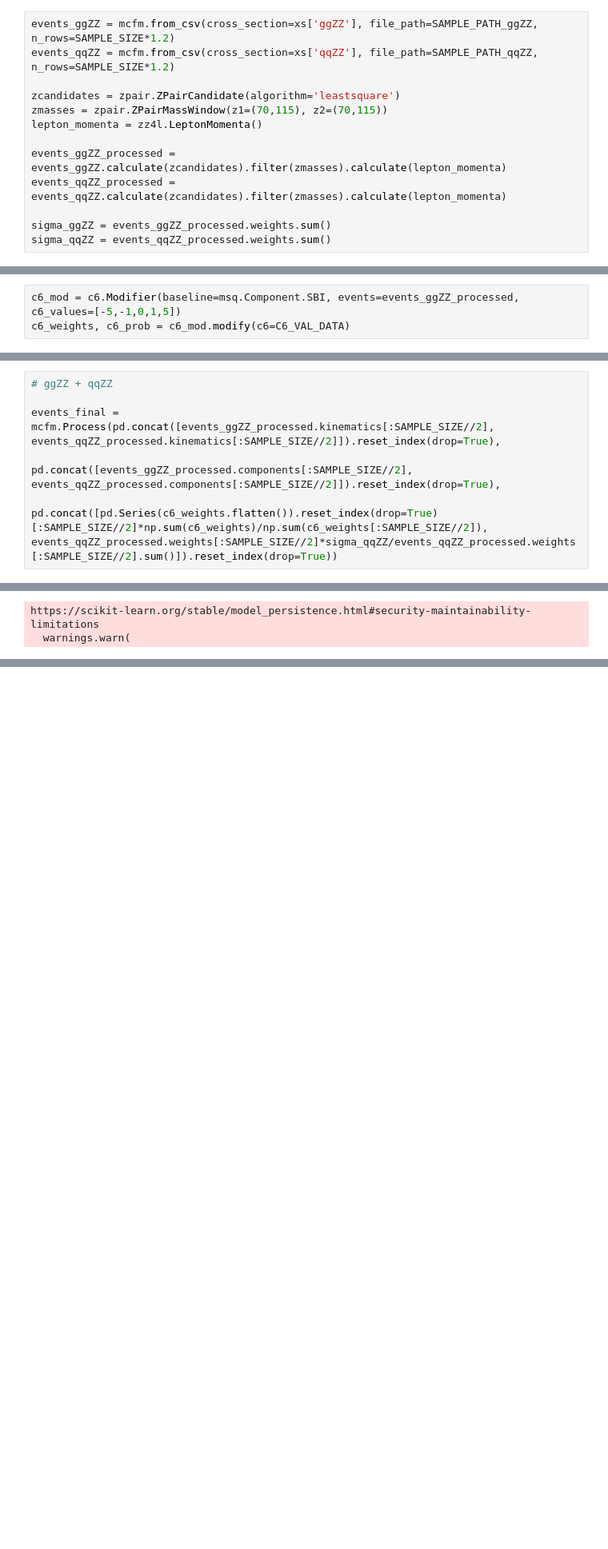
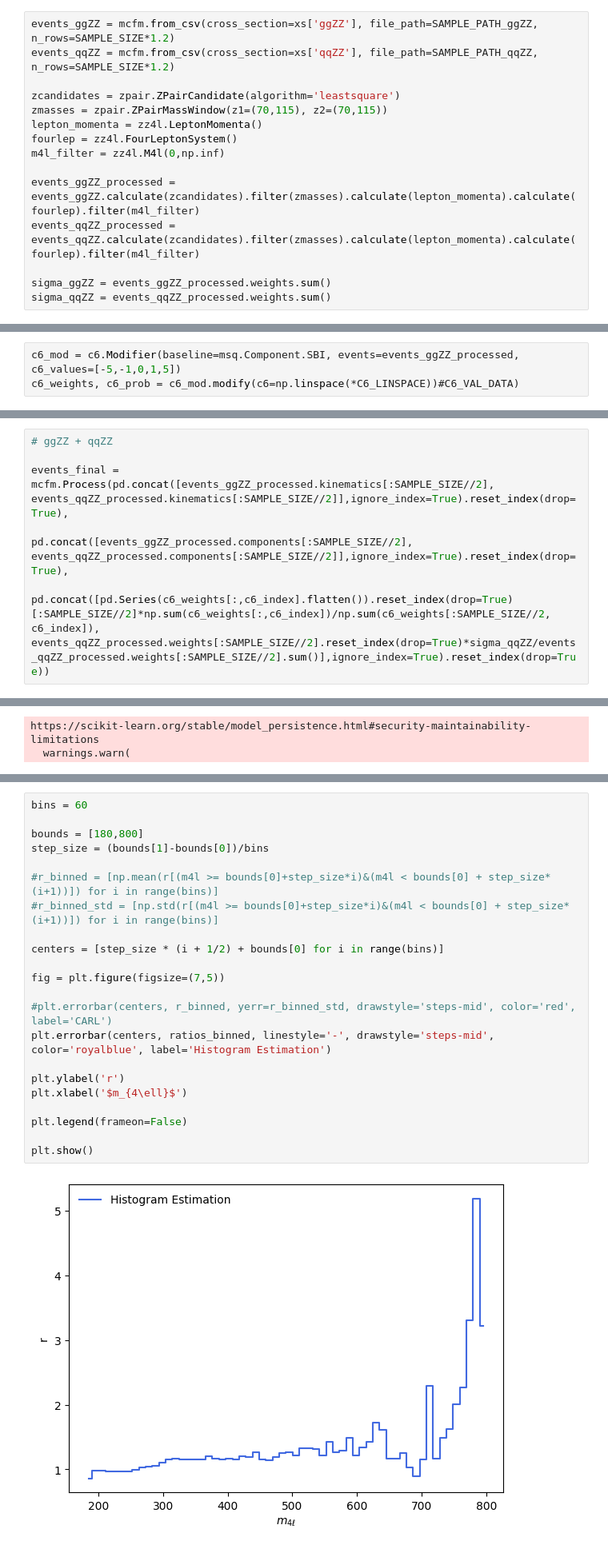
Before and after one commit to hep-cce/nsbi4hep, a Jupyter notebook: notebooks/plot-NLL-curve.ipynb, the cells around one changed output, grey strips where cells are left out. Shown at 80% size. Cells and saved outputs as stored; diff of their text form; blank space fills up the shorter version.

```diff
--- a/notebooks/plot-NLL-curve.ipynb
+++ b/notebooks/plot-NLL-curve.ipynb
@@ -56,9 +58,11 @@ events_qqZZ = mcfm.from_csv(cross_section=xs['qqZZ'], file_path=SAMPLE_PATH_qqZZ
 zcandidates = zpair.ZPairCandidate(algorithm='leastsquare')
 zmasses = zpair.ZPairMassWindow(z1=(70,115), z2=(70,115))
 lepton_momenta = zz4l.LeptonMomenta()
+fourlep = zz4l.FourLeptonSystem()
+m4l_filter = zz4l.M4l(0,np.inf)
 
-events_ggZZ_processed = events_ggZZ.calculate(zcandidates).filter(zmasses).calculate(lepton_momenta)
-events_qqZZ_processed = events_qqZZ.calculate(zcandidates).filter(zmasses).calculate(lepton_momenta)
+events_ggZZ_processed = events_ggZZ.calculate(zcandidates).filter(zmasses).calculate(lepton_momenta).calculate(fourlep).filter(m4l_filter)
+events_qqZZ_processed = events_qqZZ.calculate(zcandidates).filter(zmasses).calculate(lepton_momenta).calculate(fourlep).filter(m4l_filter)
 
 sigma_ggZZ = events_ggZZ_processed.weights.sum()
 sigma_qqZZ = events_qqZZ_processed.weights.sum()
@@ -68,3 +72,3 @@ sigma_qqZZ = events_qqZZ_processed.weights.sum()
 # %%
 c6_mod = c6.Modifier(baseline=msq.Component.SBI, events=events_ggZZ_processed, c6_values=[-5,-1,0,1,5])
-c6_weights, c6_prob = c6_mod.modify(c6=C6_VAL_DATA)
+c6_weights, c6_prob = c6_mod.modify(c6=np.linspace(*C6_LINSPACE))#C6_VAL_DATA)
@@ -71,9 +81,9 @@ c6_weights, c6_prob = c6_mod.modify(c6=C6_VAL_DATA)
 # %%
 # ggZZ + qqZZ
 
-events_final = mcfm.Process(pd.concat([events_ggZZ_processed.kinematics[:SAMPLE_SIZE//2], events_qqZZ_processed.kinematics[:SAMPLE_SIZE//2]]).reset_index(drop=True),
-                            pd.concat([events_ggZZ_processed.components[:SAMPLE_SIZE//2], events_qqZZ_processed.components[:SAMPLE_SIZE//2]]).reset_index(drop=True),
-                            pd.concat([pd.Series(c6_weights.flatten()).reset_index(drop=True)[:SAMPLE_SIZE//2]*np.sum(c6_weights)/np.sum(c6_weights[:SAMPLE_SIZE//2]), events_qqZZ_processed.weights[:SAMPLE_SIZE//2]*sigma_qqZZ/events_qqZZ_processed.weights[:SAMPLE_SIZE//2].sum()]).reset_index(drop=True))
+events_final = mcfm.Process(pd.concat([events_ggZZ_processed.kinematics[:SAMPLE_SIZE//2], events_qqZZ_processed.kinematics[:SAMPLE_SIZE//2]],ignore_index=True).reset_index(drop=True),
+                            pd.concat([events_ggZZ_processed.components[:SAMPLE_SIZE//2], events_qqZZ_processed.components[:SAMPLE_SIZE//2]],ignore_index=True).reset_index(drop=True),
+                            pd.concat([pd.Series(c6_weights[:,c6_index].flatten()).reset_index(drop=True)[:SAMPLE_SIZE//2]*np.sum(c6_weights[:,c6_index])/np.sum(c6_weights[:SAMPLE_SIZE//2, c6_index]), events_qqZZ_processed.weights[:SAMPLE_SIZE//2].reset_index(drop=True)*sigma_qqZZ/events_qqZZ_processed.weights[:SAMPLE_SIZE//2].sum()],ignore_index=True).reset_index(drop=True))
 # %%
 # This is for ggZZ only
 
@@ -101,3 +135,27 @@ https://scikit-learn.org/stable/model_persistence.html#security-maintainability-
+# %%
+bins = 60
+
+bounds = [180,800]
+step_size = (bounds[1]-bounds[0])/bins
+
+#r_binned = [np.mean(r[(m4l >= bounds[0]+step_size*i)&(m4l < bounds[0] + step_size*(i+1))]) for i in range(bins)]
+#r_binned_std = [np.std(r[(m4l >= bounds[0]+step_size*i)&(m4l < bounds[0] + step_size*(i+1))]) for i in range(bins)]
+
+centers = [step_size * (i + 1/2) + bounds[0] for i in range(bins)]
+
+fig = plt.figure(figsize=(7,5))
+
+#plt.errorbar(centers, r_binned, yerr=r_binned_std, drawstyle='steps-mid', color='red', label='CARL')
+plt.errorbar(centers, ratios_binned, linestyle='-', drawstyle='steps-mid', color='royalblue', label='Histogram Estimation')
+
+plt.ylabel('r')
+plt.xlabel('$m_{4\ell}$')
+
+plt.legend(frameon=False)
+
+plt.show()
+# %% [output]
+[figure, added]
 # %%
 trainer = L.Trainer(accelerator='cpu')
 
```
Also changed, not shown: parts of 34 cells of this notebook.
